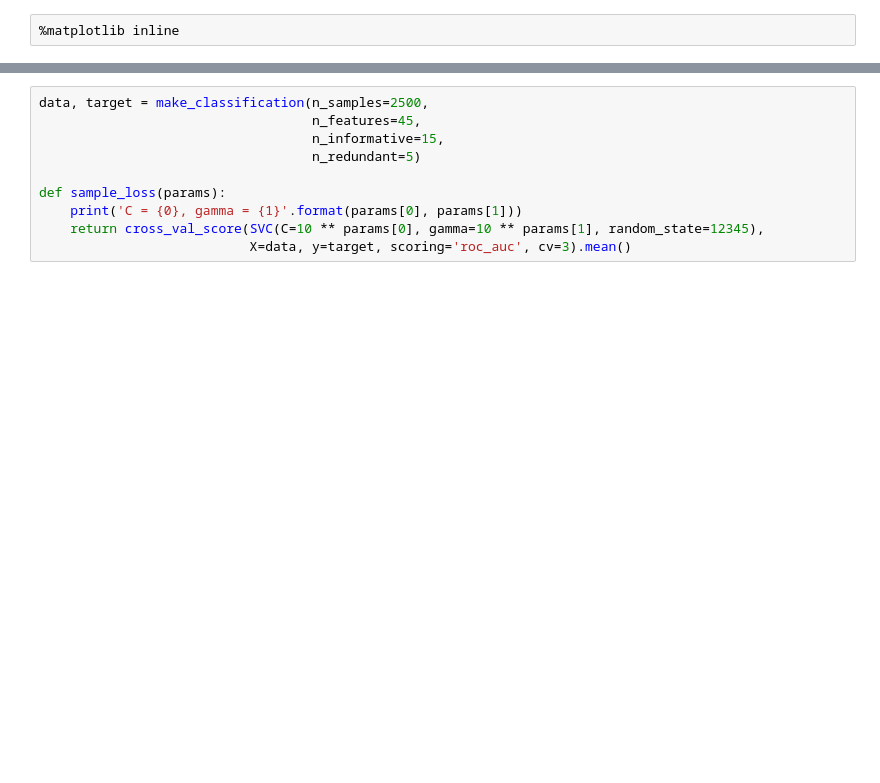
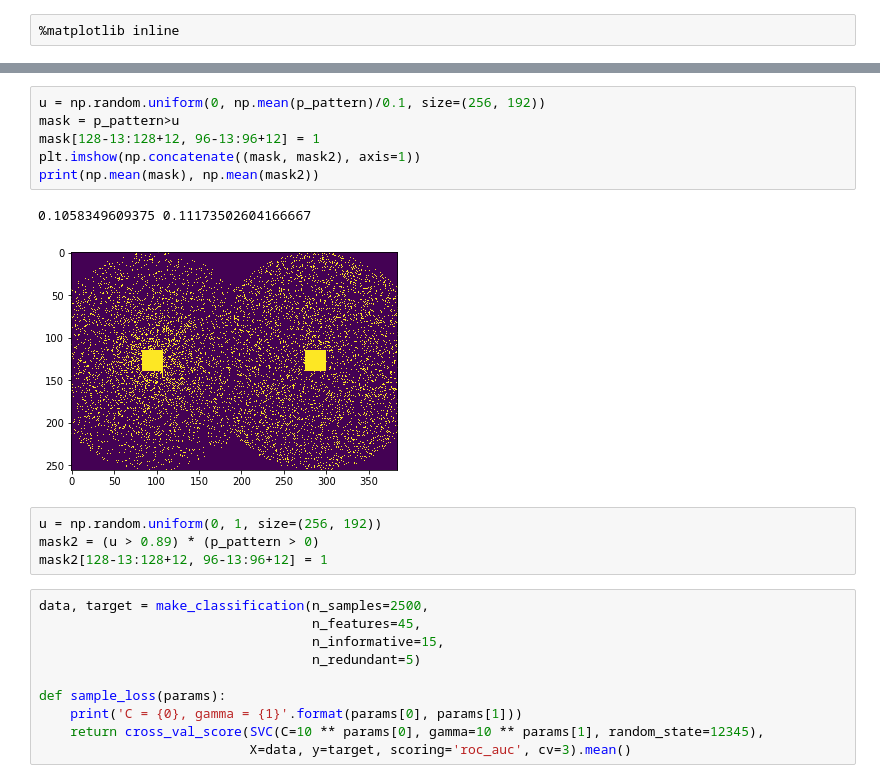
Before and after one commit to Jinwei1209/LARO, a Jupyter notebook: bayesOpt/sum-opt.ipynb, the cells around one changed output, grey strips where cells are left out. Saved outputs shown, nothing was run; the diff lists cells and outputs as text; blank space fills up the shorter version.

```diff
--- a/bayesOpt/sum-opt.ipynb
+++ b/bayesOpt/sum-opt.ipynb
@@ -27,3 +50,16 @@ np.mean(p_pattern>u)
+# %%
+u = np.random.uniform(0, np.mean(p_pattern)/0.1, size=(256, 192))
+mask = p_pattern>u
+mask[128-13:128+12, 96-13:96+12] = 1
+plt.imshow(np.concatenate((mask, mask2), axis=1))
+print(np.mean(mask), np.mean(mask2))
+# %% [output]
+0.1058349609375 0.11173502604166667
+[figure, added]
+# %%
+u = np.random.uniform(0, 1, size=(256, 192))
+mask2 = (u > 0.89) * (p_pattern > 0)
+mask2[128-13:128+12, 96-13:96+12] = 1
 # %%
 data, target = make_classification(n_samples=2500,
                                    n_features=45,
```
Also changed, not shown: parts of 4 cells of this notebook, 13 other files.
